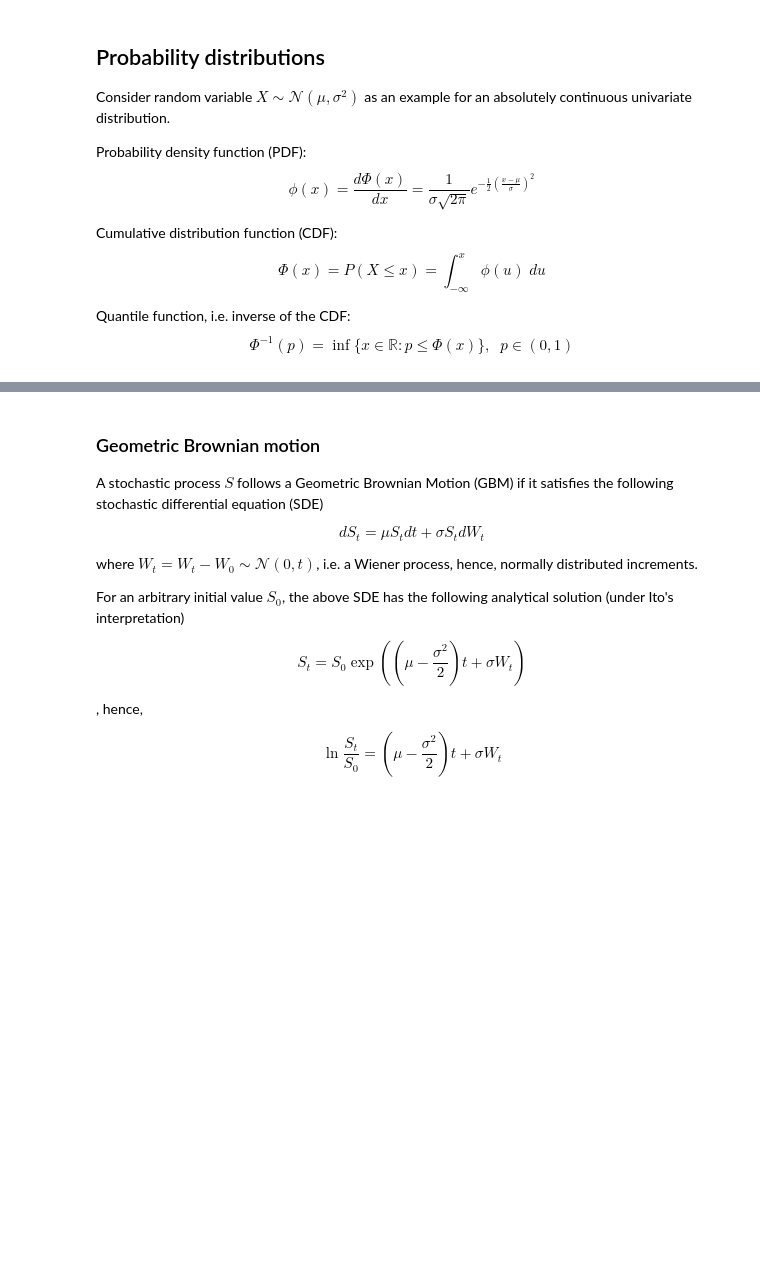
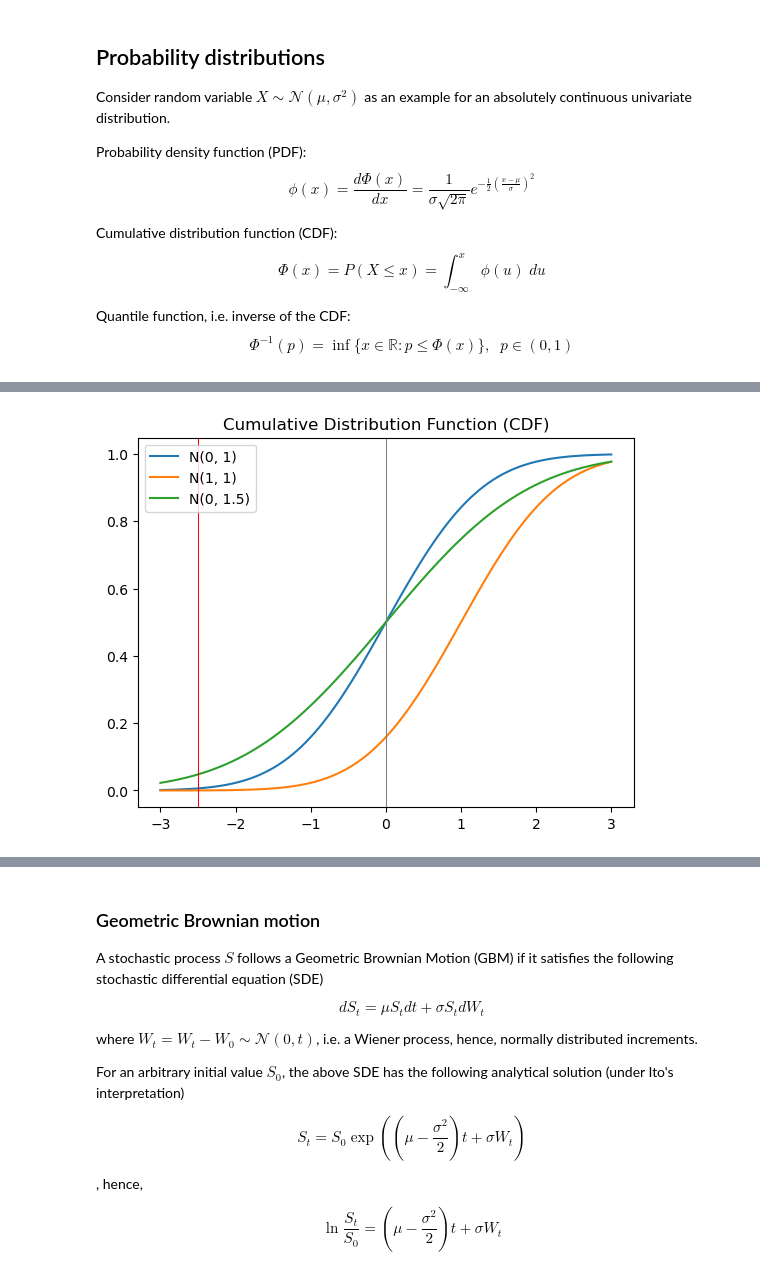
Before and after one commit to cafawo/Derivatives, a Jupyter notebook: derivatives.ipynb, the cells around one changed output, grey strips where cells are left out. Drawn from its saved outputs; the diff is of its cells as text; code cells hidden in the pictures; blank space fills up the shorter version.

```diff
--- a/derivatives.ipynb
+++ b/derivatives.ipynb
@@ -1081,0 +1082,4 @@ plt.show()
+# %%
+display(fig_cdf)
+# %% [output]
+[figure, added]
```
Also changed, not shown: parts of 49 cells of this notebook, 1 other file.
